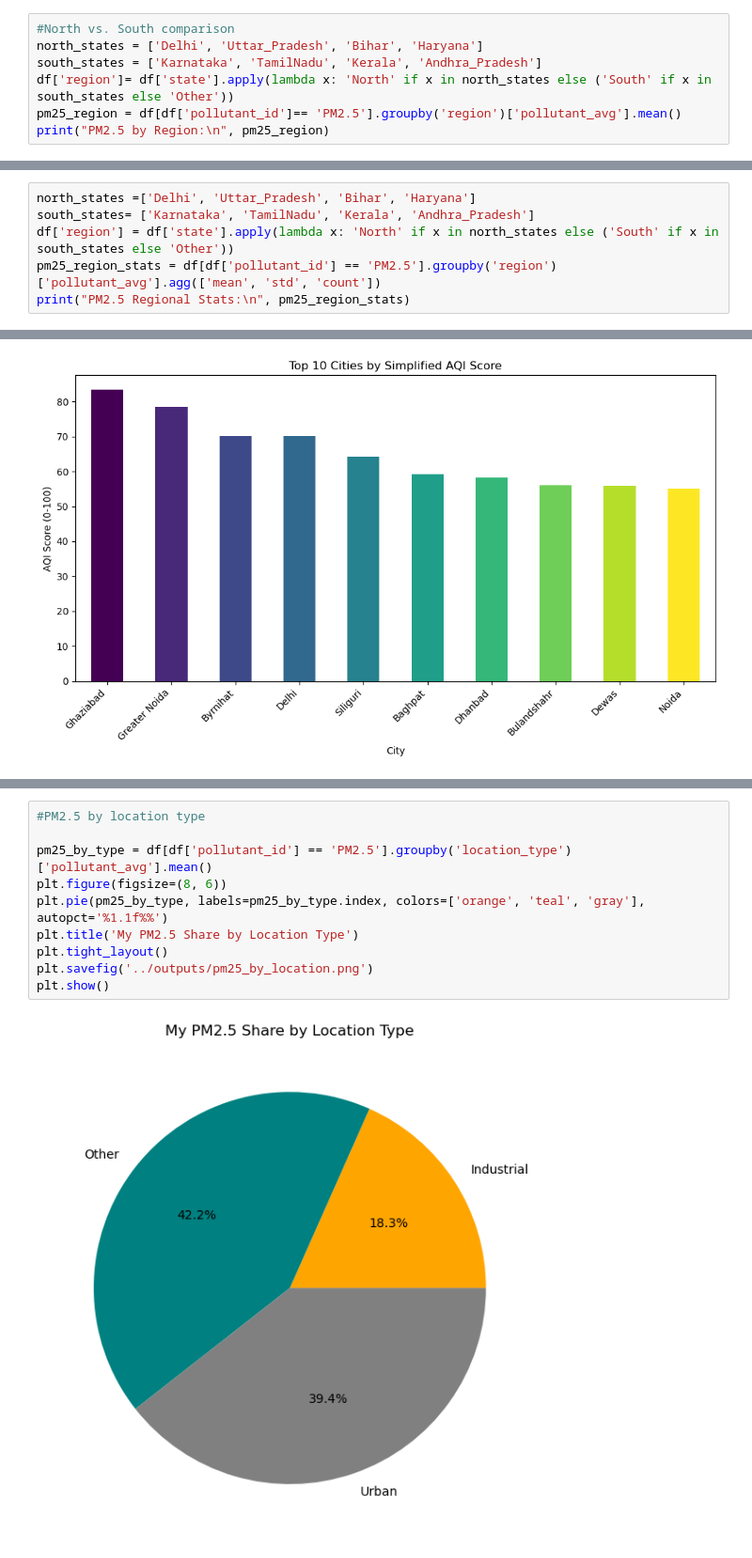
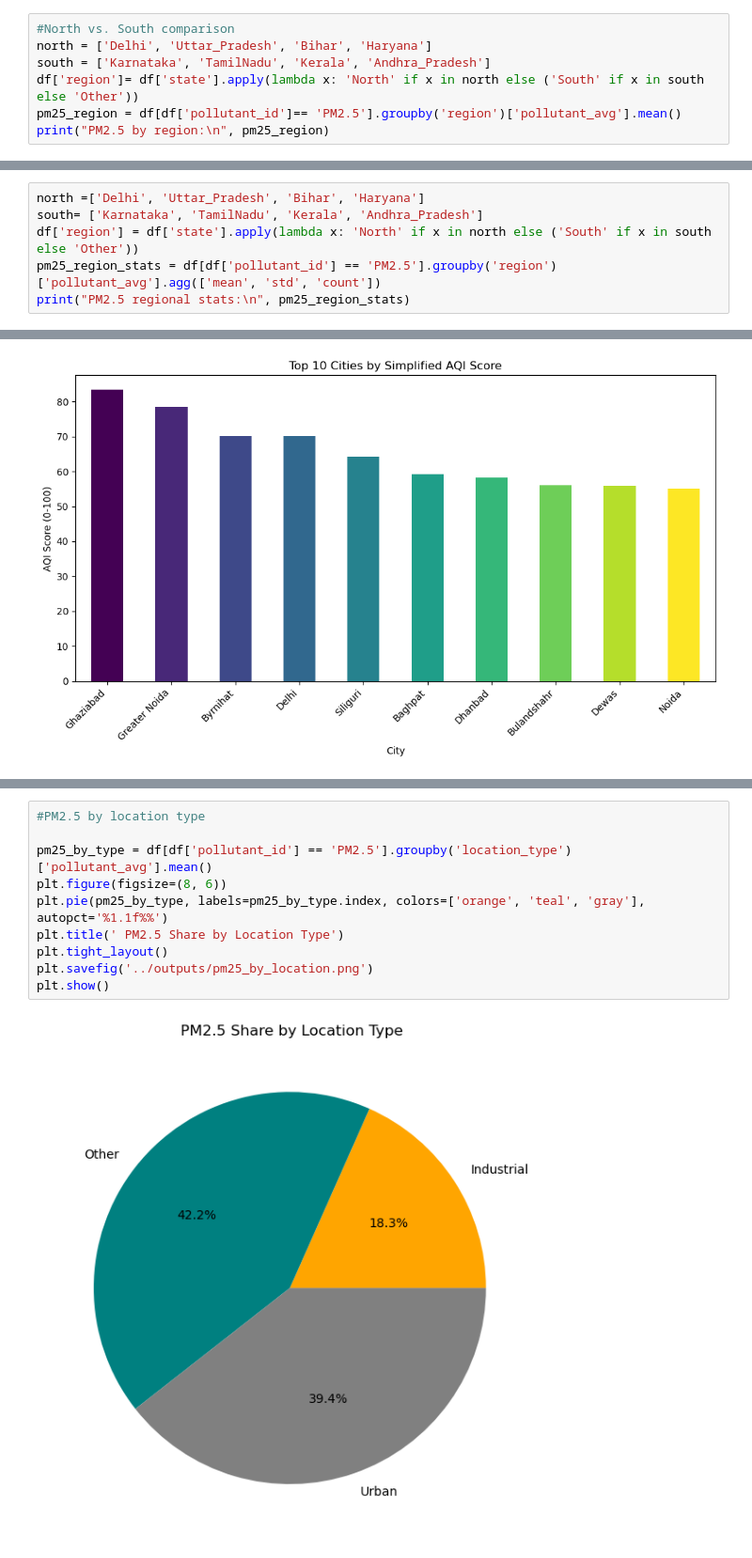
Before and after one commit to Rupal0912/IndiaAirQuality-2025, a Jupyter notebook: notebooks/notebook1.ipynb, the cells around one changed output, grey strips where cells are left out. Shown at 94% size. Saved outputs shown, nothing was run; the diff lists cells and outputs as text.

Commit message:
Changed some plots into diffferent and did formatting accordingly

```diff
--- a/notebooks/notebook1.ipynb
+++ b/notebooks/notebook1.ipynb
@@ -196,9 +196,9 @@ plt.show()
 [figure]
 # %%
 #North vs. South comparison
-north_states = ['Delhi', 'Uttar_Pradesh', 'Bihar', 'Haryana']
-south_states = ['Karnataka', 'TamilNadu', 'Kerala', 'Andhra_Pradesh']
-df['region']= df['state'].apply(lambda x: 'North' if x in north_states else ('South' if x in south_states else 'Other'))
+north = ['Delhi', 'Uttar_Pradesh', 'Bihar', 'Haryana']
+south = ['Karnataka', 'TamilNadu', 'Kerala', 'Andhra_Pradesh']
+df['region']= df['state'].apply(lambda x: 'North' if x in north else ('South' if x in south else 'Other'))
 pm25_region = df[df['pollutant_id']== 'PM2.5'].groupby('region')['pollutant_avg'].mean()
-print("PM2.5 by Region:\n", pm25_region)
+print("PM2.5 by region:\n", pm25_region)
 # %% [output]
@@ -237,9 +237,9 @@ plt.show()
 # %%
 import folium
 # %%
-north_states =['Delhi', 'Uttar_Pradesh', 'Bihar', 'Haryana']
-south_states= ['Karnataka', 'TamilNadu', 'Kerala', 'Andhra_Pradesh']
-df['region'] = df['state'].apply(lambda x: 'North' if x in north_states else ('South' if x in south_states else 'Other'))
+north =['Delhi', 'Uttar_Pradesh', 'Bihar', 'Haryana']
+south= ['Karnataka', 'TamilNadu', 'Kerala', 'Andhra_Pradesh']
+df['region'] = df['state'].apply(lambda x: 'North' if x in north else ('South' if x in south else 'Other'))
 pm25_region_stats = df[df['pollutant_id'] == 'PM2.5'].groupby('region')['pollutant_avg'].agg(['mean', 'std', 'count'])
-print("PM2.5 Regional Stats:\n", pm25_region_stats)
+print("PM2.5 regional stats:\n", pm25_region_stats)
 # %% [output]
@@ -374,12 +365,12 @@ Urban          79.500000     88
 # %%
 #PM2.5 by location type
 
 pm25_by_type = df[df['pollutant_id'] == 'PM2.5'].groupby('location_type')['pollutant_avg'].mean()
 plt.figure(figsize=(8, 6))
 plt.pie(pm25_by_type, labels=pm25_by_type.index, colors=['orange', 'teal', 'gray'], autopct='%1.1f%%')
-plt.title('My PM2.5 Share by Location Type')
+plt.title(' PM2.5 Share by Location Type')
 plt.tight_layout()
 plt.savefig('../outputs/pm25_by_location.png')
 plt.show()
 # %% [output]
-[figure, old version]
+[figure, new version]
```
Also changed, not shown: parts of 12 cells of this notebook.
